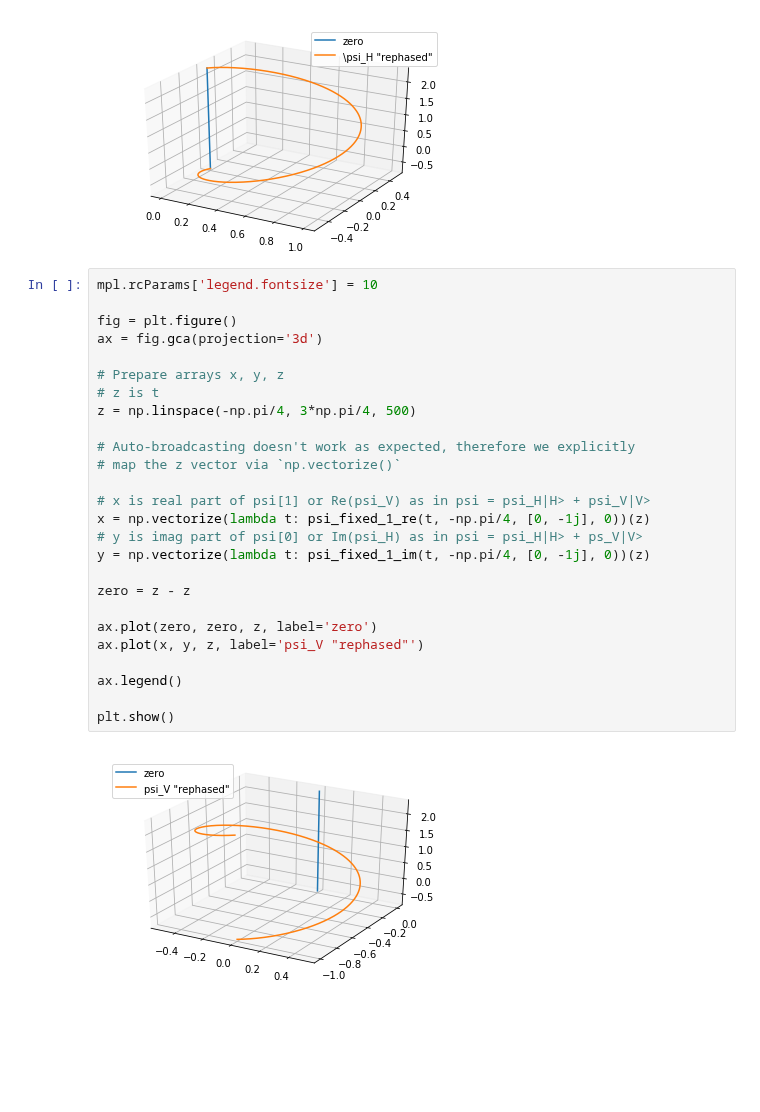
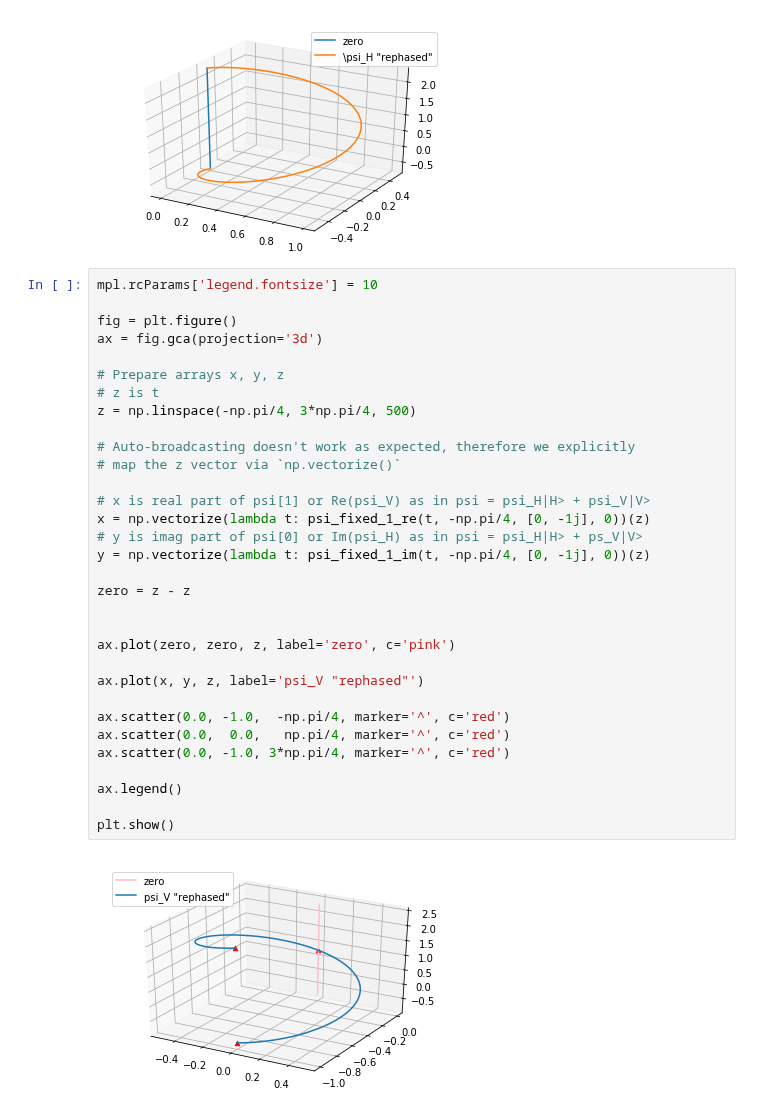
Before and after one commit to gderosa/timeq, a Jupyter notebook: comp/jupyter/moreva-vs-qm.ipynb, the cells around one changed output. Cells and saved outputs as stored; diff of their text form; blank space fills up the shorter version.

Commit message:
basic scatter points

```diff
--- a/comp/jupyter/moreva-vs-qm.ipynb
+++ b/comp/jupyter/moreva-vs-qm.ipynb
@@ -77,28 +77,34 @@ plt.show()
 # %%
 mpl.rcParams['legend.fontsize'] = 10
 
 fig = plt.figure()
 ax = fig.gca(projection='3d')
 
 # Prepare arrays x, y, z
 # z is t
 z = np.linspace(-np.pi/4, 3*np.pi/4, 500)
 
 # Auto-broadcasting doesn't work as expected, therefore we explicitly
 # map the z vector via `np.vectorize()`
 
 # x is real part of psi[1] or Re(psi_V) as in psi = psi_H|H> + psi_V|V>
 x = np.vectorize(lambda t: psi_fixed_1_re(t, -np.pi/4, [0, -1j], 0))(z)
 # y is imag part of psi[0] or Im(psi_H) as in psi = psi_H|H> + ps_V|V>
 y = np.vectorize(lambda t: psi_fixed_1_im(t, -np.pi/4, [0, -1j], 0))(z)
 
 zero = z - z
 
-ax.plot(zero, zero, z, label='zero')
+
+ax.plot(zero, zero, z, label='zero', c='pink')
+
 ax.plot(x, y, z, label='psi_V "rephased"')
+
+ax.scatter(0.0, -1.0,  -np.pi/4, marker='^', c='red')
+ax.scatter(0.0,  0.0,   np.pi/4, marker='^', c='red')
+ax.scatter(0.0, -1.0, 3*np.pi/4, marker='^', c='red')
 
 ax.legend()
 
 plt.show()
 # %% [output]
-[figure, old version]
+[figure, new version]
```
